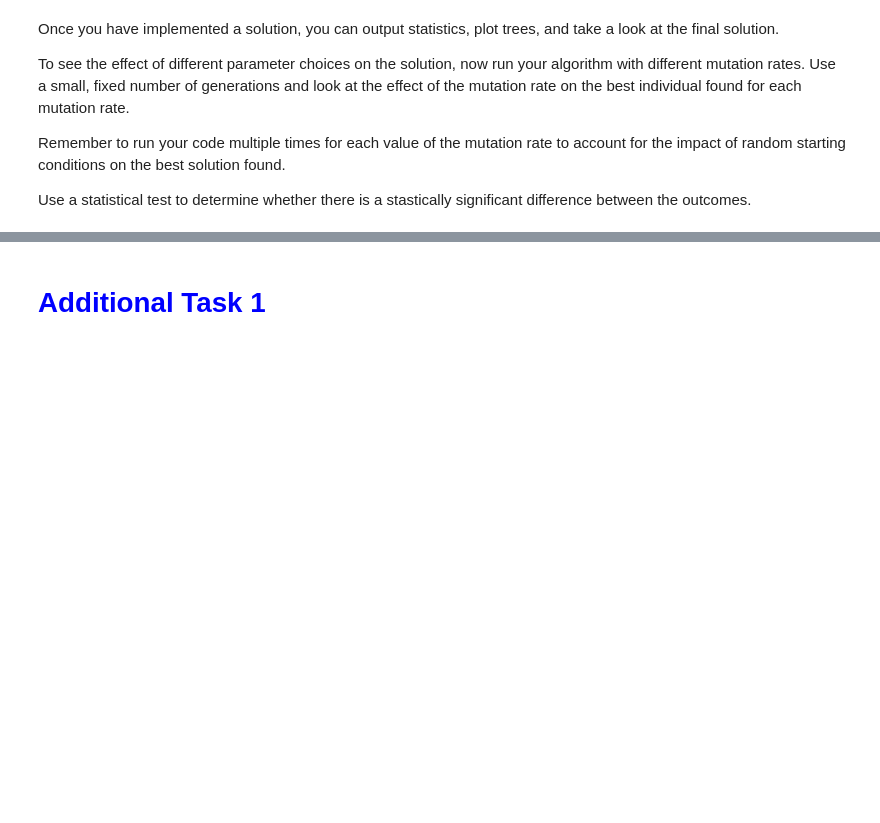
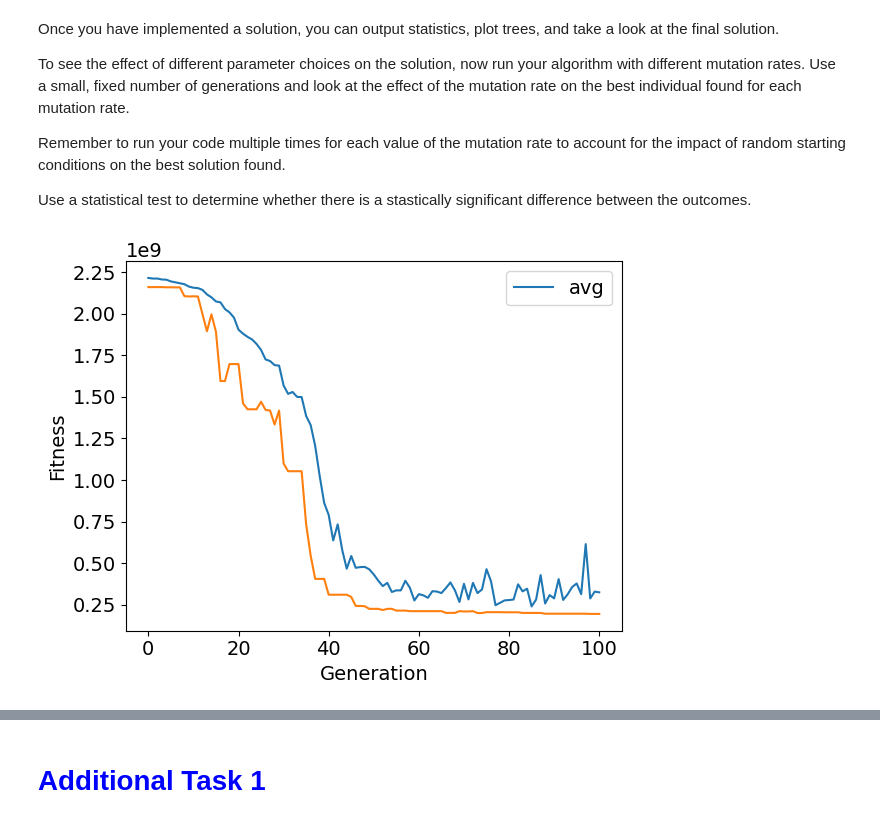
Before and after one commit to elijah-jones-2003/EVAC, a Jupyter notebook: Workshops/EVAC_Workshop4A_Workbook.ipynb, the cells around one changed output, grey strips where cells are left out. Saved outputs shown, nothing was run; the diff lists cells and outputs as text; code cells hidden in the pictures; blank space fills up the shorter version.

```diff
--- a/Workshops/EVAC_Workshop4A_Workbook.ipynb
+++ b/Workshops/EVAC_Workshop4A_Workbook.ipynb
@@ -52,0 +88,14 @@ NameError: name 'evalSymbReg' is not defined
+# %%
+stats_fit = tools.Statistics(lambda ind: ind.fitness.values)
+stats_size = tools.Statistics(len)
+mstats = tools.MultiStatistics(fitness=stats_fit, size=stats_size)
+mstats.register("avg", numpy.mean)
+mstats.register("std", numpy.std)
+mstats.register("min", numpy.min)
+mstats.register("max", numpy.max)
+# %%
+pop = toolbox.population(n=50)
+hof = tools.HallOfFame(1)
+
+pop, log = algorithms.eaSimple(pop, toolbox, cxpb=0.5, mutpb=0.1, ngen=100, stats=mstats,
+                                   halloffame=hof, verbose=True)
@@ -66,3 +133,26 @@ To see the effect of different parameter choices on the solution, now run your a
 Remember to run your code multiple times for each value of the mutation rate to account for the impact of random starting conditions on the best solution found.
 
 Use a statistical test to determine whether there is a stastically significant difference between the outcomes.
+# %%
+%matplotlib inline
+gen = log.chapters['fitness'].select("gen")
+_min = log.chapters['fitness'].select("min")
+_max = log.chapters['fitness'].select("max")
+avgs = log.chapters['fitness'].select("avg")
+stds = log.chapters['fitness'].select("std")
+
+plt.rc('axes', labelsize=14)
+plt.rc('xtick', labelsize=14)
+plt.rc('ytick', labelsize=14)
+plt.rc('legend', fontsize=14)
+
+fig, ax1 = plt.subplots()
+line1 = ax1.plot(gen, avgs, label='avg')
+ax1.set_xlabel("Generation")
+ax1.set_ylabel("Fitness")
+line2 = ax1.plot(gen, _min, label='min')
+# line3 = ax1.plot(gen, _max, label='max')
+
+ax1.legend()
+# %% [output]
+[figure, added]
```
Also changed, not shown: parts of 8 cells of this notebook, 4 other files.
